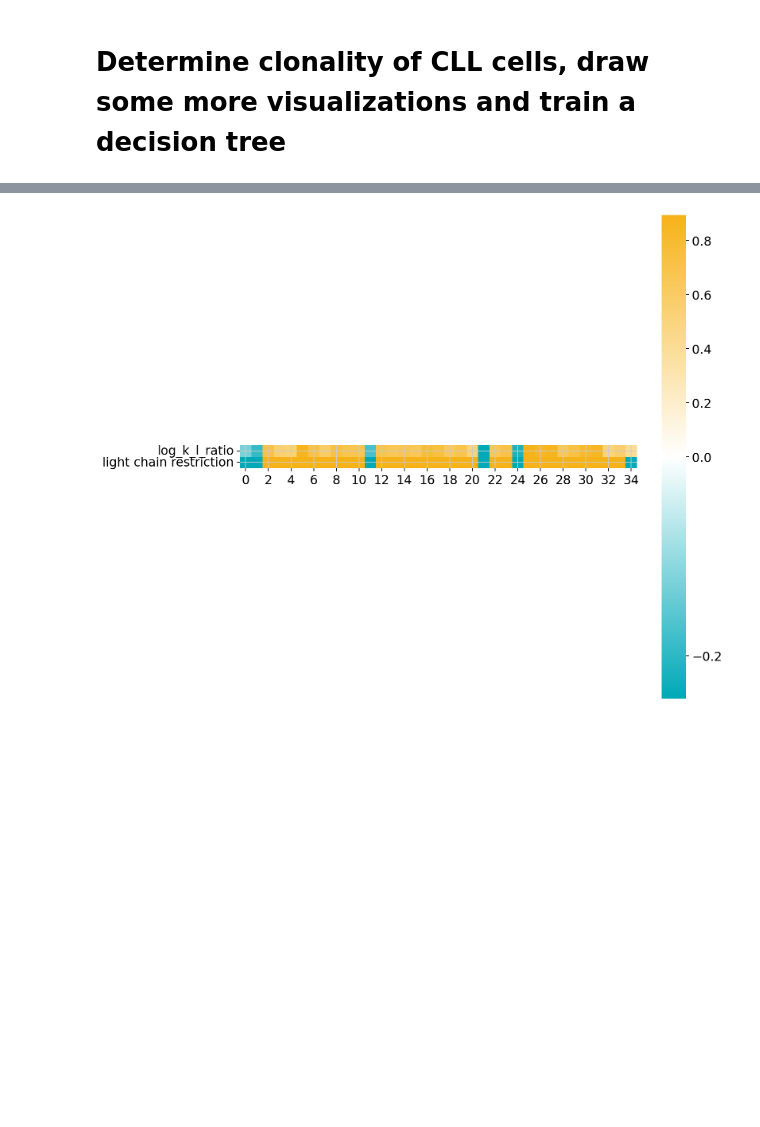
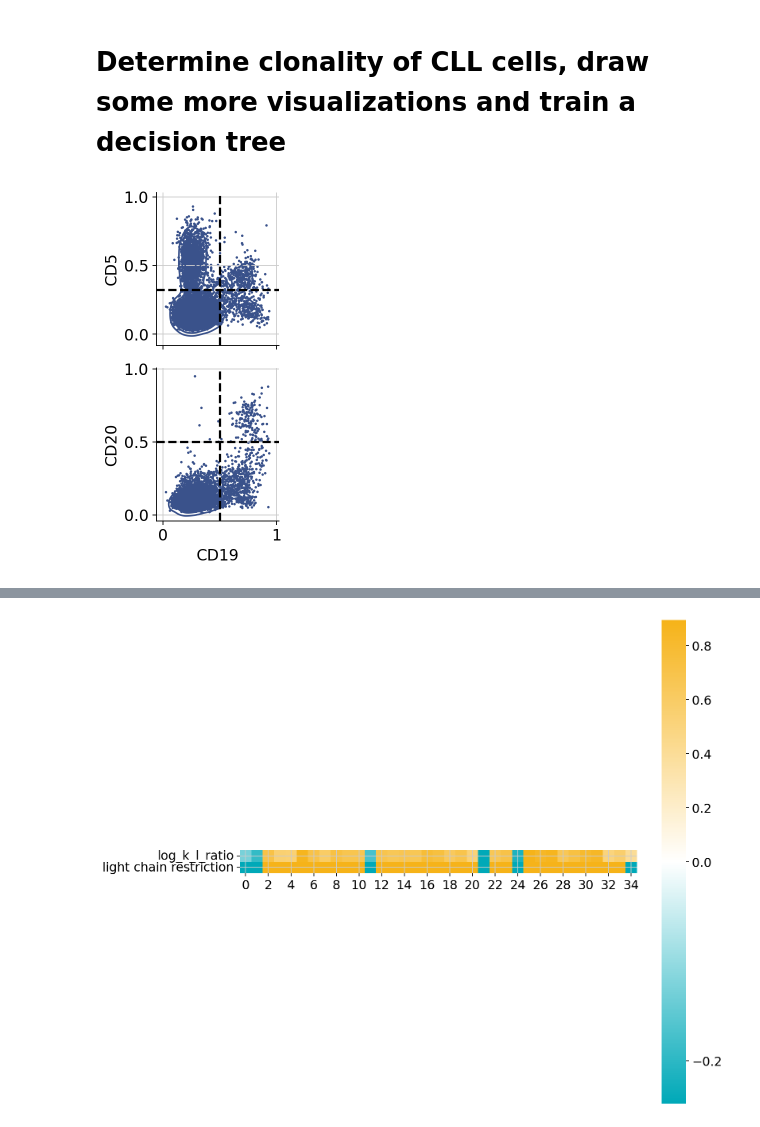
Before and after one commit to YosefLab/cytovi-reproducibility, a Jupyter notebook: Figure5_Clinical_cytometry_CLL/notebooks/5_2_CLL_clonality_classifier.ipynb, the cells around one changed output, grey strips where cells are left out. Saved outputs shown, nothing was run; the diff lists cells and outputs as text; code cells hidden in the pictures; blank space fills up the shorter version.

```diff
--- a/Figure5_Clinical_cytometry_CLL/notebooks/5_2_CLL_clonality_classifier.ipynb
+++ b/Figure5_Clinical_cytometry_CLL/notebooks/5_2_CLL_clonality_classifier.ipynb
@@ -31,0 +34,27 @@ adata = ad.read('../data/raw/Flow cytometry/CLL/full_cohort/processed/2025-01-13
+# %%
+CD5_gate = 0.32
+CD19_gate = 0.5
+CD20_gate = 0.5
+
+_real_show = plt.show
+plt.show = lambda *a, **k: None
+try:
+    cytovi.pl.biaxial(adata, marker_x='CD19', marker_y=['CD5', 'CD20'], layer_key='scaled',
+                      scatter_kwargs={'color': '#3A528B', 'edgecolor': 'none'},
+                      kde_kwargs={'color': '#3A528B'})
+    fig = plt.gcf()
+finally:
+    plt.show = _real_show  # restore
+
+y_gate = {'CD5': CD5_gate, 'CD20': CD20_gate}
+
+for ax in [ax for ax in fig.axes if getattr(ax, 'get_ylabel', None) and ax.get_ylabel()]:
+    ax.axvline(CD19_gate, ls='--', lw=2, color='black', zorder=10)
+    ylab = ax.get_ylabel()
+    if ylab in y_gate:
+        ax.axhline(y_gate[ylab], ls='--', lw=2, color='black', zorder=10)
+
+plt.show()
+fig.savefig(f'{figure_dir}/Scatterplot_manual_gates.pdf', dpi=300, bbox_inches='tight')
+# %% [output]
+[figure, added]
```
Also changed, not shown: parts of 9 cells of this notebook, 4 other files.
